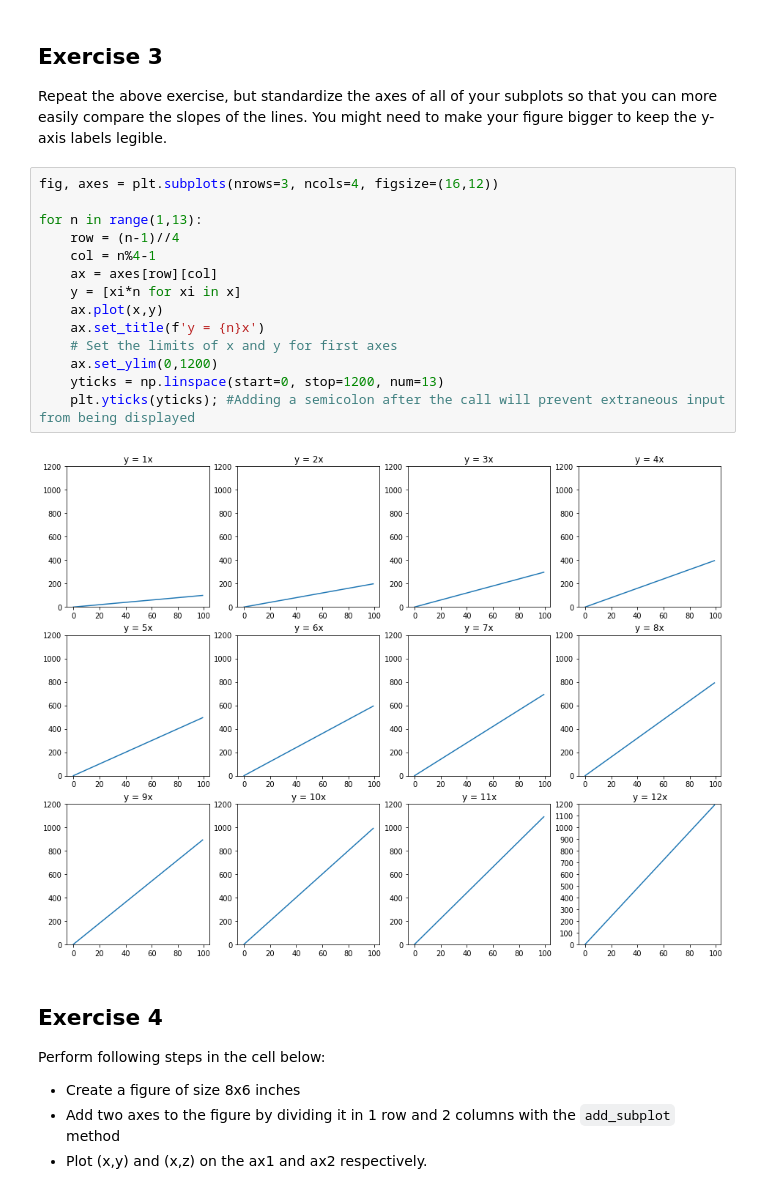
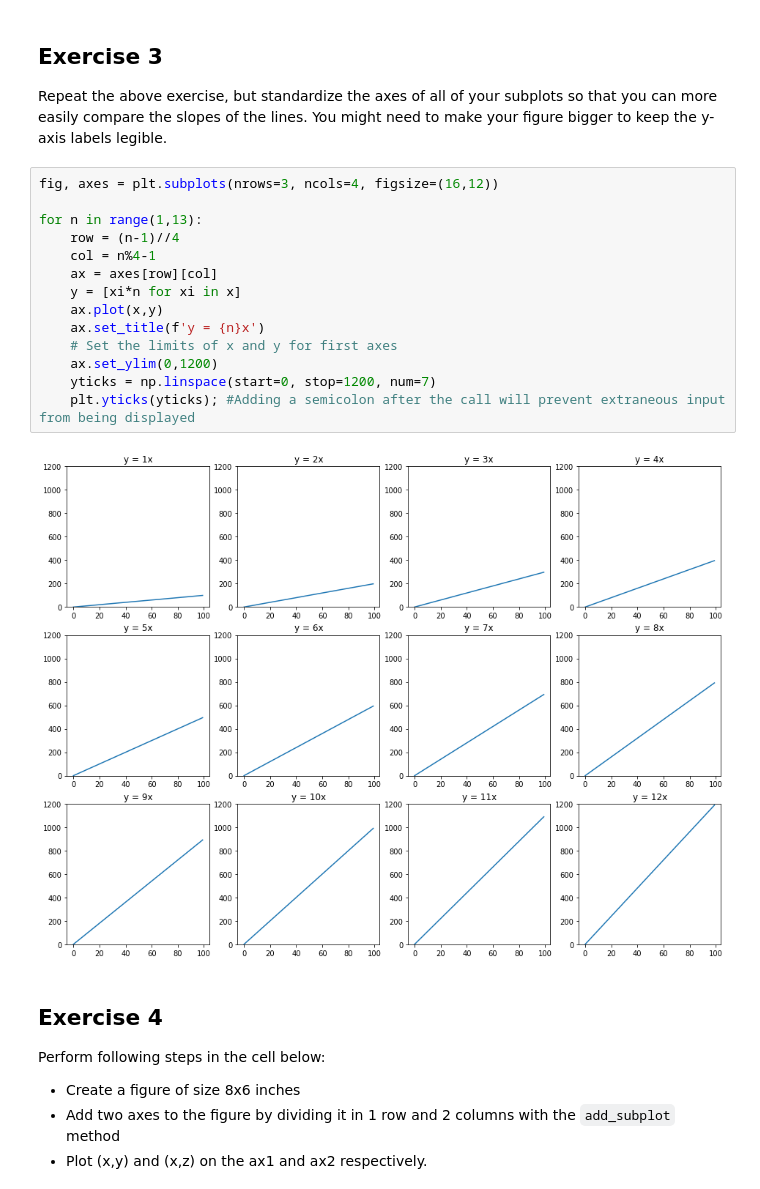
Before and after one commit to chrised209/dsc-more-practice-with-matplotlib-lab-houston-ds-071519, a Jupyter notebook: index.ipynb, the cells around one changed output. Saved outputs shown, nothing was run; the diff lists cells and outputs as text.

```diff
--- a/index.ipynb
+++ b/index.ipynb
@@ -97,19 +97,19 @@ Repeat the above exercise, but standardize the axes of all of your subplots so t
 # %%
 fig, axes = plt.subplots(nrows=3, ncols=4, figsize=(16,12))
 
 for n in range(1,13):
     row = (n-1)//4
     col = n%4-1
     ax = axes[row][col]
     y = [xi*n for xi in x]
     ax.plot(x,y)
     ax.set_title(f'y = {n}x')
     # Set the limits of x and y for first axes
     ax.set_ylim(0,1200)
-    yticks = np.linspace(start=0, stop=1200, num=13)
+    yticks = np.linspace(start=0, stop=1200, num=7)
     plt.yticks(yticks); #Adding a semicolon after the call will prevent extraneous input from being displayed
 # %% [output]
-[figure, old version]
+[figure, new version]
 # %% [markdown]
 ## Exercise 4
 
```
